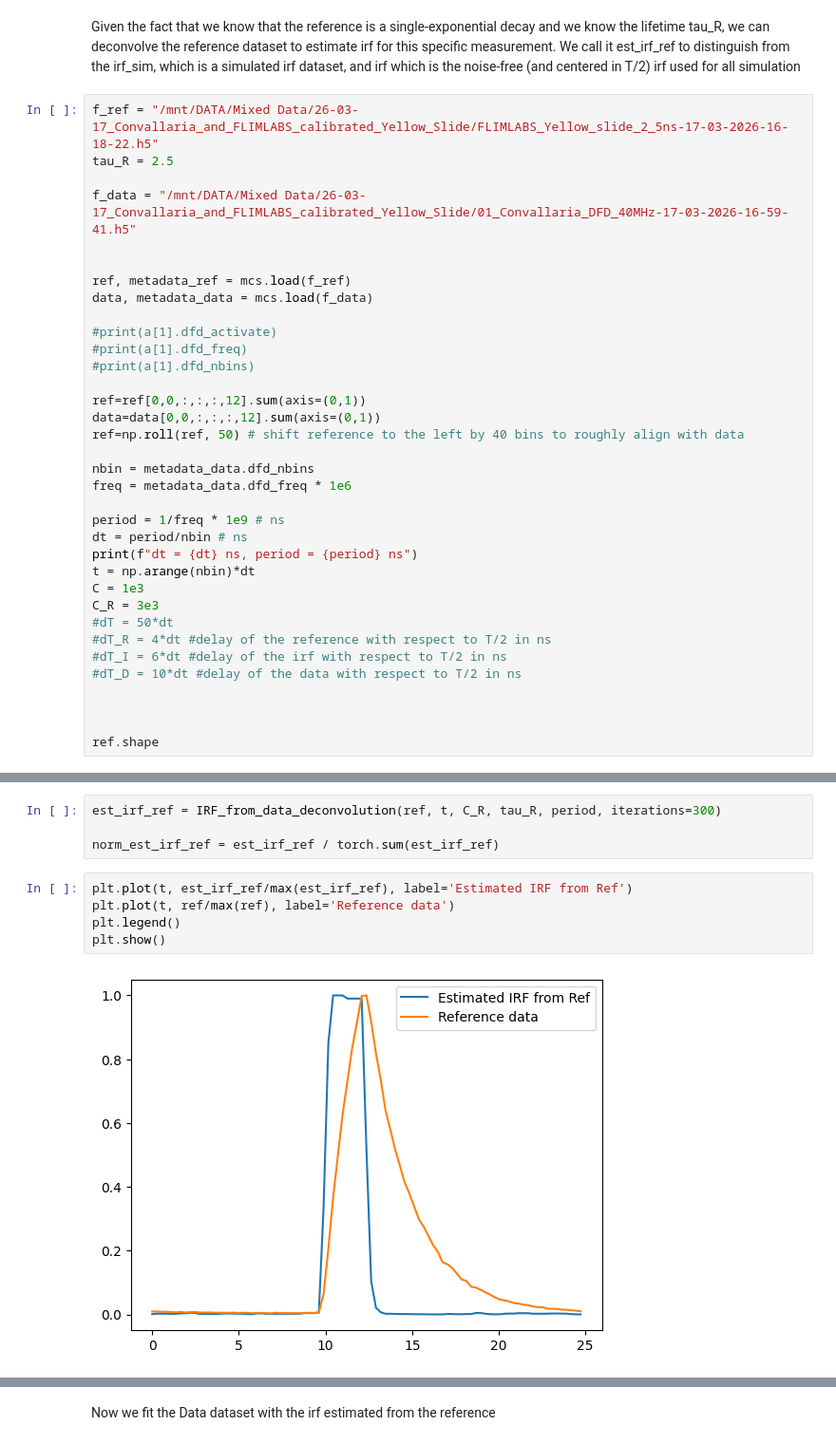
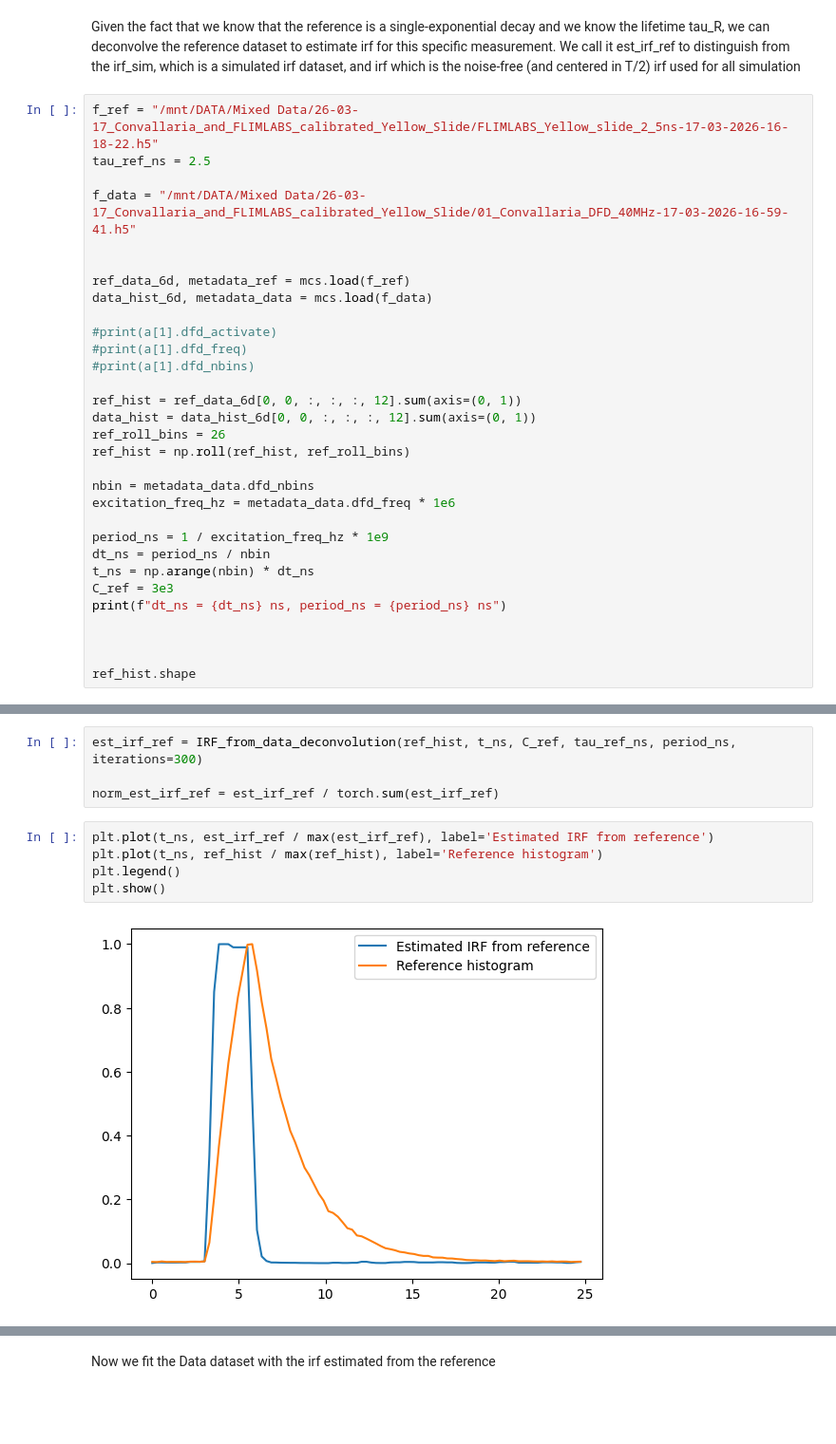
Before and after one commit to VicidominiLab/BrightEyes-Flim, a Jupyter notebook: example notebooks/Alignment Data.ipynb, the cells around one changed output, grey strips where cells are left out. Shown at 95% size. Cells and saved outputs as stored; diff of their text form; blank space fills up the shorter version.

```diff
--- a/example notebooks/Alignment Data.ipynb
+++ b/example notebooks/Alignment Data.ipynb
@@ -44,37 +51,33 @@ From here we assume that we have the Data (data_sim) and the Reference (ref_sim)
 Given the fact that we know that the reference is a single-exponential decay and we know the lifetime tau_R, we can deconvolve the reference dataset to estimate irf for this specific measurement. We call it est_irf_ref to distinguish from the irf_sim, which is a simulated irf dataset, and irf which is the noise-free (and centered in T/2) irf used for all simulation
 # %%
 f_ref = "/mnt/DATA/Mixed Data/26-03-17_Convallaria_and_FLIMLABS_calibrated_Yellow_Slide/FLIMLABS_Yellow_slide_2_5ns-17-03-2026-16-18-22.h5"
-tau_R = 2.5
+tau_ref_ns = 2.5
 
 f_data = "/mnt/DATA/Mixed Data/26-03-17_Convallaria_and_FLIMLABS_calibrated_Yellow_Slide/01_Convallaria_DFD_40MHz-17-03-2026-16-59-41.h5"
 
 
-ref, metadata_ref = mcs.load(f_ref)
-data, metadata_data = mcs.load(f_data)
+ref_data_6d, metadata_ref = mcs.load(f_ref)
+data_hist_6d, metadata_data = mcs.load(f_data)
 
 #print(a[1].dfd_activate)
 #print(a[1].dfd_freq)
 #print(a[1].dfd_nbins)
 
-ref=ref[0,0,:,:,:,12].sum(axis=(0,1))
-data=data[0,0,:,:,:,12].sum(axis=(0,1))
-ref=np.roll(ref, 50) # shift reference to the left by 40 bins to roughly align with data
+ref_hist = ref_data_6d[0, 0, :, :, :, 12].sum(axis=(0, 1))
+data_hist = data_hist_6d[0, 0, :, :, :, 12].sum(axis=(0, 1))
+ref_roll_bins = 26
+ref_hist = np.roll(ref_hist, ref_roll_bins)
 
 nbin = metadata_data.dfd_nbins
-freq = metadata_data.dfd_freq * 1e6
+excitation_freq_hz = metadata_data.dfd_freq * 1e6
 
-period = 1/freq * 1e9 # ns
-dt = period/nbin # ns
-print(f"dt = {dt} ns, period = {period} ns")
-t = np.arange(nbin)*dt
-C = 1e3
-C_R = 3e3
-#dT = 50*dt
-#dT_R = 4*dt #delay of the reference with respect to T/2 in ns
-#dT_I = 6*dt #delay of the irf with respect to T/2 in ns
-#dT_D = 10*dt #delay of the data with respect to T/2 in ns
+period_ns = 1 / excitation_freq_hz * 1e9
+dt_ns = period_ns / nbin
+t_ns = np.arange(nbin) * dt_ns
+C_ref = 3e3
+print(f"dt_ns = {dt_ns} ns, period_ns = {period_ns} ns")
 
 
 
-ref.shape
+ref_hist.shape
 # %% [output]
@@ -82,12 +85,12 @@ dt = 0.27472527472527475 ns, period = 25.0 ns
 (91,)
 # %%
-est_irf_ref = IRF_from_data_deconvolution(ref, t, C_R, tau_R, period, iterations=300)
+est_irf_ref = IRF_from_data_deconvolution(ref_hist, t_ns, C_ref, tau_ref_ns, period_ns, iterations=300)
 
 norm_est_irf_ref = est_irf_ref / torch.sum(est_irf_ref)
 # %%
-plt.plot(t, est_irf_ref/max(est_irf_ref), label='Estimated IRF from Ref')
-plt.plot(t, ref/max(ref), label='Reference data')
+plt.plot(t_ns, est_irf_ref / max(est_irf_ref), label='Estimated IRF from reference')
+plt.plot(t_ns, ref_hist / max(ref_hist), label='Reference histogram')
 plt.legend()
 plt.show()
 # %% [output]
-[figure, old version]
+[figure, new version]
```
Also changed, not shown: parts of 9 cells of this notebook, 2 other files.
